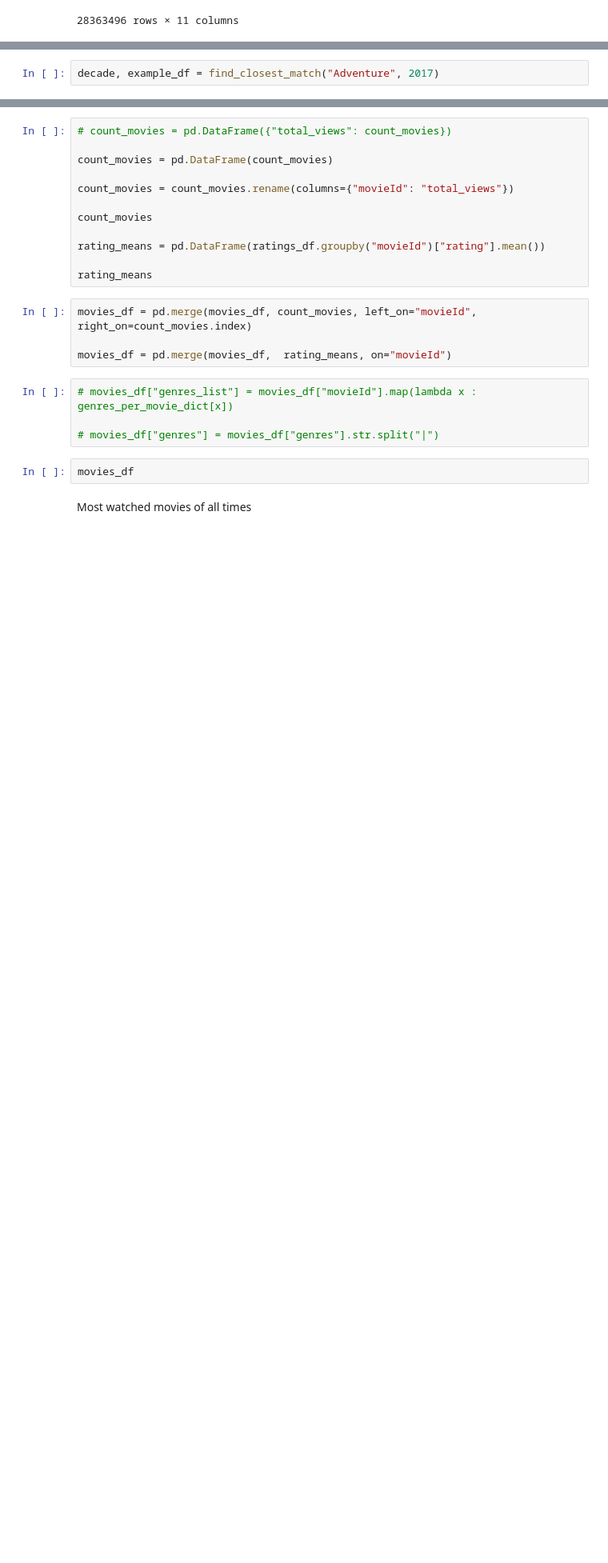
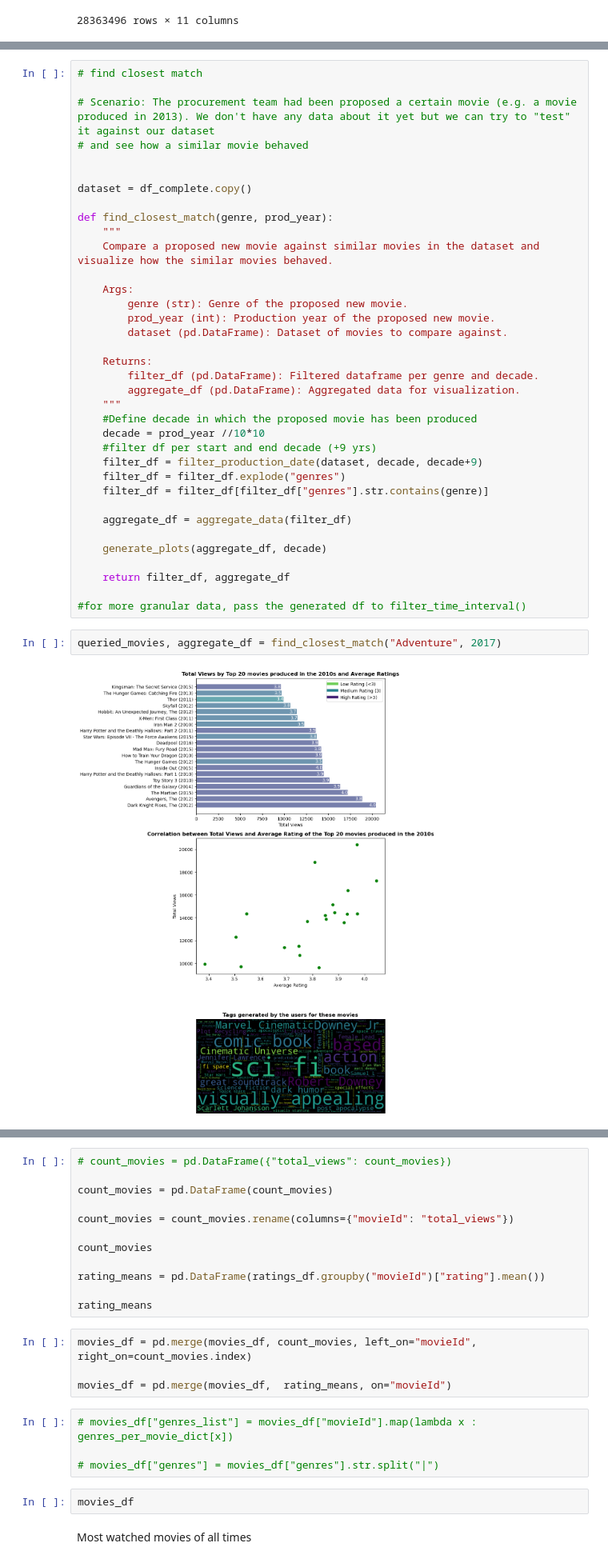
Before and after one commit to cesareressa/data_analysis, a Jupyter notebook: exploratory_analysis.ipynb, the cells around one changed output, grey strips where cells are left out. Shown at 80% size. Saved outputs shown, nothing was run; the diff lists cells and outputs as text; blank space fills up the shorter version.

```diff
--- a/exploratory_analysis.ipynb
+++ b/exploratory_analysis.ipynb
@@ -353,2 +91,0 @@ def find_closest_match(genre, prod_year):
-# %%
-decade, example_df = find_closest_match("Adventure", 2017)
@@ -476,0 +222,40 @@ count_movies = df_complete.movieId.value_counts()
+# %%
+# find closest match
+
+# Scenario: The procurement team had been proposed a certain movie (e.g. a movie produced in 2013). We don't have any data about it yet but we can try to "test" it against our dataset
+# and see how a similar movie behaved
+
+
+dataset = df_complete.copy()
+
+def find_closest_match(genre, prod_year):
+    """
+    Compare a proposed new movie against similar movies in the dataset and visualize how the similar movies behaved.
+
+    Args:
+        genre (str): Genre of the proposed new movie.
+        prod_year (int): Production year of the proposed new movie.
+        dataset (pd.DataFrame): Dataset of movies to compare against.
+
+    Returns:
+        filter_df (pd.DataFrame): Filtered dataframe per genre and decade.
+        aggregate_df (pd.DataFrame): Aggregated data for visualization.
+    """
+    #Define decade in which the proposed movie has been produced
+    decade = prod_year //10*10
+    #filter df per start and end decade (+9 yrs)
+    filter_df = filter_production_date(dataset, decade, decade+9)
+    filter_df = filter_df.explode("genres")
+    filter_df = filter_df[filter_df["genres"].str.contains(genre)]
+
+    aggregate_df = aggregate_data(filter_df)
+
+    generate_plots(aggregate_df, decade)
+
+    return filter_df, aggregate_df
+
+#for more granular data, pass the generated df to filter_time_interval()
+# %%
+queried_movies, aggregate_df = find_closest_match("Adventure", 2017)
+# %% [output]
+[figure, added]
```
Also changed, not shown: parts of 64 cells of this notebook.
